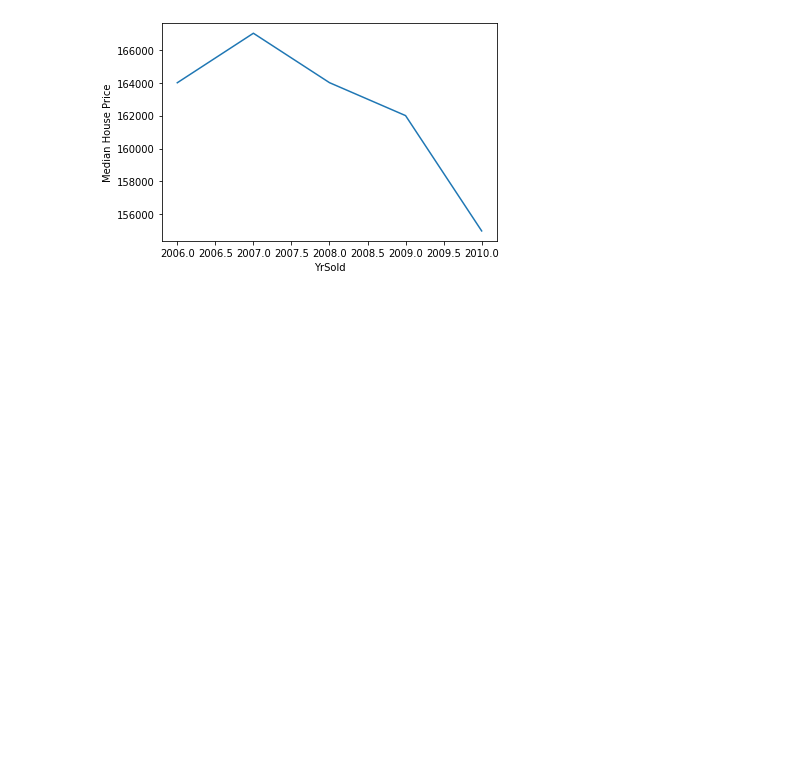
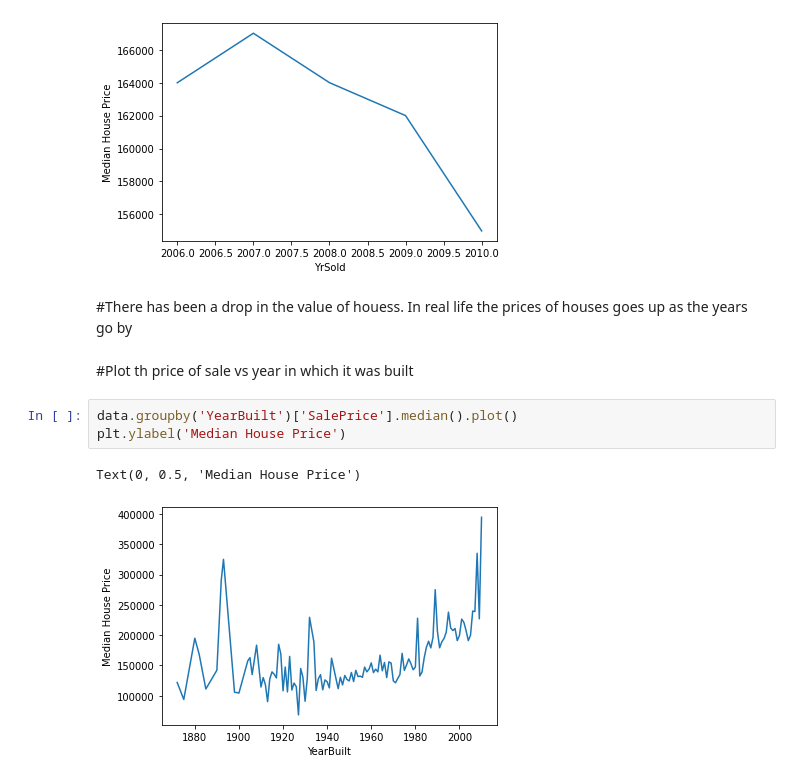
Before and after one commit to quintonmills/HousePricePredict, a Jupyter notebook: HPDataAnalysis.ipynb, the cells around one changed output. Cells and saved outputs as stored; diff of their text form; blank space fills up the shorter version.

```diff
--- a/HPDataAnalysis.ipynb
+++ b/HPDataAnalysis.ipynb
@@ -266,3 +266,13 @@ plt.ylabel('Median House Price')
 # %% [output]
 Text(0, 0.5, 'Median House Price')
 [figure]
+# %% [markdown]
+#There has been a drop in the value of houess. In real life the prices of houses goes up as the years go by
+# %% [markdown]
+#Plot th price of sale vs year in which it was built
+# %%
+data.groupby('YearBuilt')['SalePrice'].median().plot()
+plt.ylabel('Median House Price')
+# %% [output]
+Text(0, 0.5, 'Median House Price')
+[figure, added]
```
Also changed, not shown: parts of 25 cells of this notebook.
